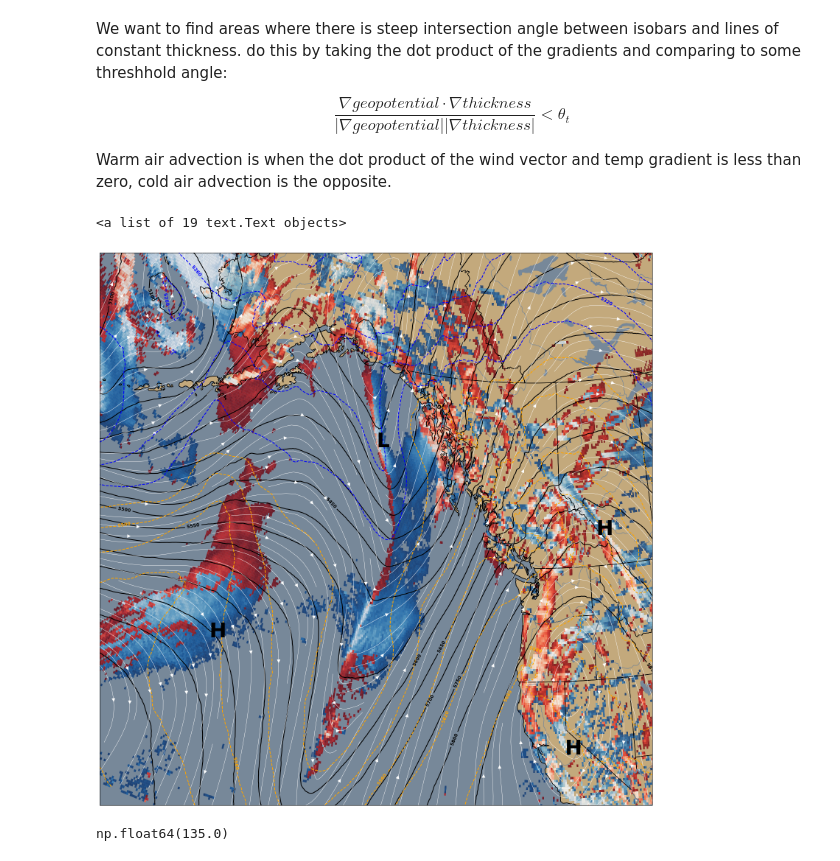
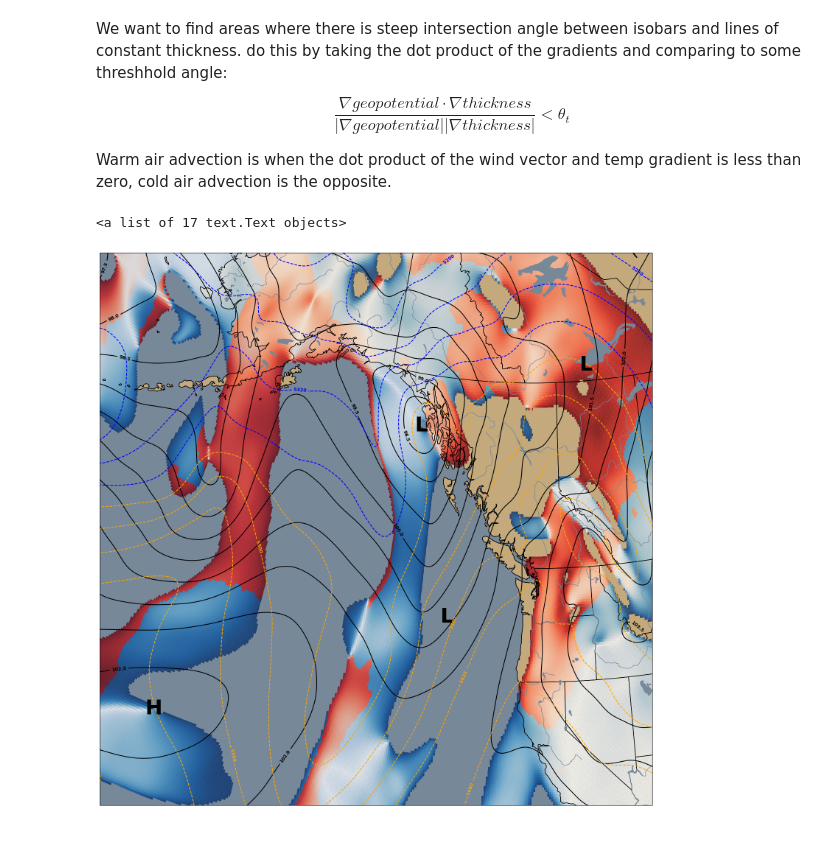
Before and after one commit to AndrewLoeppky/BMFW, a Jupyter notebook: code/fronts.ipynb, the cells around one changed output. Saved outputs shown, nothing was run; the diff lists cells and outputs as text; code cells hidden in the pictures.

Commit message:
take 2 purge proto fronts notebooks

```diff
--- a/code/fronts.ipynb
+++ b/code/fronts.ipynb
@@ -47,6 +51,6 @@ The jupyter_black extension is already loaded. To reload it, use:
 # %%
 # time of last model run (0Z and 12Z)
-# now = pd.Timestamp.utcnow().floor("12h").tz_localize(None)
+now = pd.Timestamp("13:00 November 9, 2025").floor("12h").tz_localize(None)
 fxx = 6
 
 # config determines the directories in which to save each graphic
@@ -56,7 +60,7 @@ with open("..//config/gdps_config.json") as f:
 clear_dir = [clear_directory(file) for file in list(config["plots"].values())]
 # %%
 # heights to pull geopotentials
-hgt = ["ISBL_1000", "ISBL_500"]
+hgt = ["ISBL_1000", "ISBL_850", "ISBL_500"]
 
 height = xr.concat(
     [get_var(now, "gdps", fxx, "HGT", h) for h in hgt],
@@ -135,32 +141,32 @@ ds["theta"] = xr.DataArray(theta, coords=(ds.latitude, ds.longitude))
 # %%
 fig, ax = make_figure()
 
-# plot 500mb pressure
+# plot surface pressure
 plot_pressure(
-    ds.gh.loc[{"isobaricInhPa": 500}],
+    ds.prmsl / 1000,
     ax,
     "MWF",
     radius=90,
     delrad=40,
-    levels=range(0, 8000, 50),
+    levels=np.arange(80, 120, 0.5),
 )
 
 # plot wind streamlines
-strm = ax.streamplot(
-    ds.longitude,
-    ds.latitude,
-    ds.u,
-    ds.v,
-    transform=pc,
-    color="white",
-    density=2,
-    linewidth=0.6,
-    arrowsize=1.5,
-)
+# strm = ax.streamplot(
+#     ds.longitude,
+#     ds.latitude,
+#     ds.u,
+#     ds.v,
+#     transform=pc,
+#     color="white",
+#     density=2,
+#     linewidth=0.6,
+#     arrowsize=1.5,
+# )
 
-# plot areas where the angle bw thickness and height is > theta
-theta = 40
-# cold fronts (advection > 0)
+# plot areas where the angle bw temp and height is > theta
+theta = 80
+# cold fronts
 c = ax.pcolormesh(
     ds.longitude,
     ds.latitude,
@@ -175,7 +181,7 @@ c = ax.pcolormesh(
     alpha=0.8,
 )
 
-# warm fronts (advection < 0)
+# warm fronts
 w = ax.pcolormesh(
     ds.longitude,
     ds.latitude,
@@ -184,42 +190,32 @@ w = ax.pcolormesh(
         & (ds.theta <= (180 - theta * (np.pi / 180)))
         & (ds.adv < 0)
     ),
     cmap="Reds_r",
     antialiased=True,
     transform=pc,
     alpha=0.8,
 )
 # plot thickness contours
 th_cmap = mpl.colors.ListedColormap(
     [
         "pink",
         "blue",
         "orange",
     ]
 )
 th_bounds = [4800, 5100, 5400, 5700]
 th_norm = mpl.colors.BoundaryNorm(th_bounds, th_cmap.N)
 ht = ax.contour(
     ds.longitude,
     ds.latitude,
     ds.thick,
     cmap=th_cmap,
     norm=th_norm,
     linestyles="dashed",
     transform=pc,
     levels=range(4000, 6000, 60),
 )
 ax.clabel(ht, inline=True, fontsize=9)
 # %% [output]
-<a list of 19 text.Text objects>
+<a list of 17 text.Text objects>
-[figure, old version]
+[figure, new version]
-# %%
-vec1 = [1, 0]
-mag1 = (vec1[0] ** 2 + vec1[1] ** 2) ** 0.5
-vec2 = [-1, -1]
-mag2 = (vec2[0] ** 2 + vec2[1] ** 2) ** 0.5
-
-
-np.arccos((vec1[0] * vec2[0] + vec1[1] * vec2[1]) / (mag1 * mag2)) * 180 / np.pi
-# %% [output]
-np.float64(135.0)
```
Also changed, not shown: parts of 5 cells of this notebook, 2 other files.
